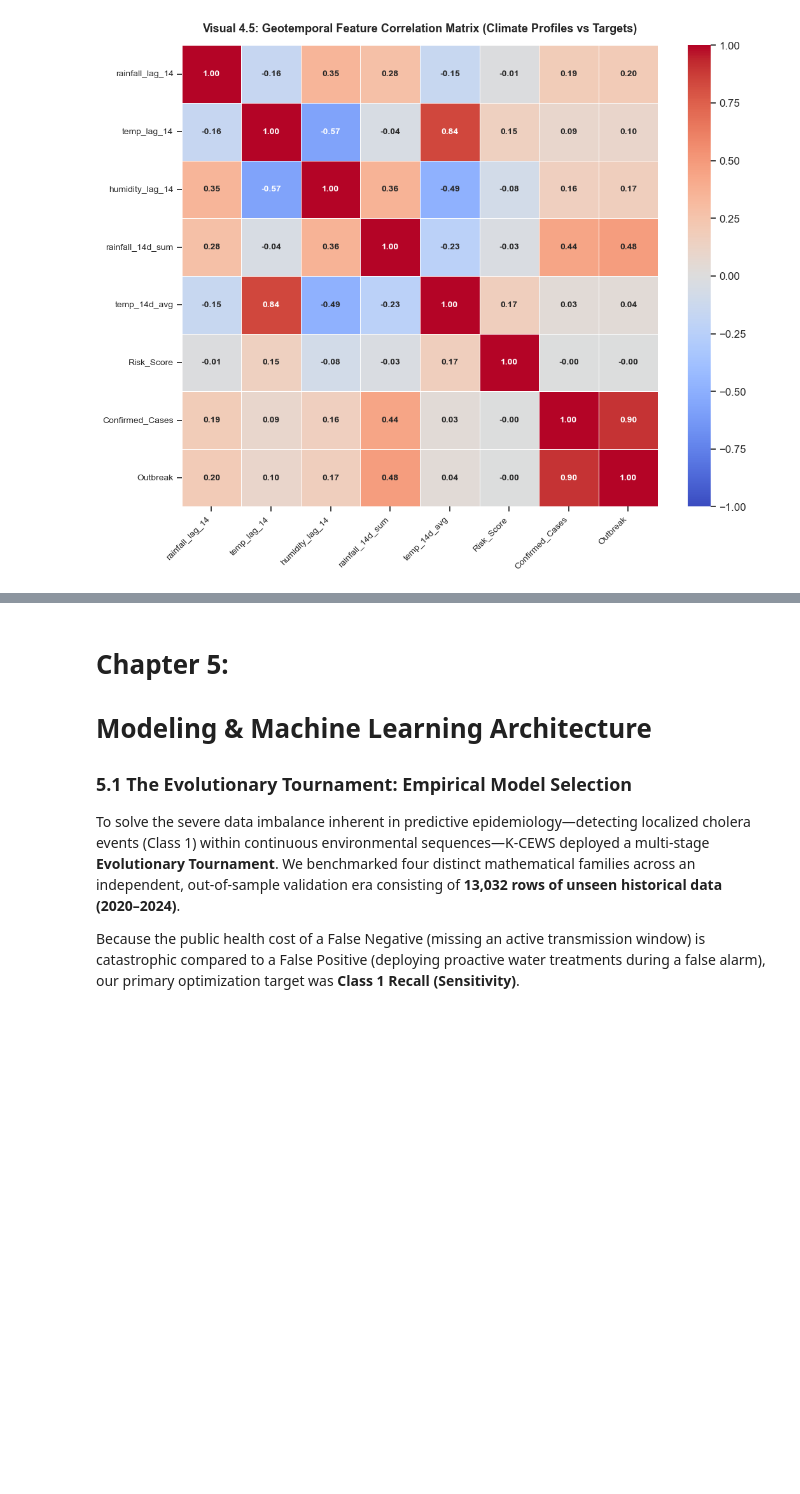
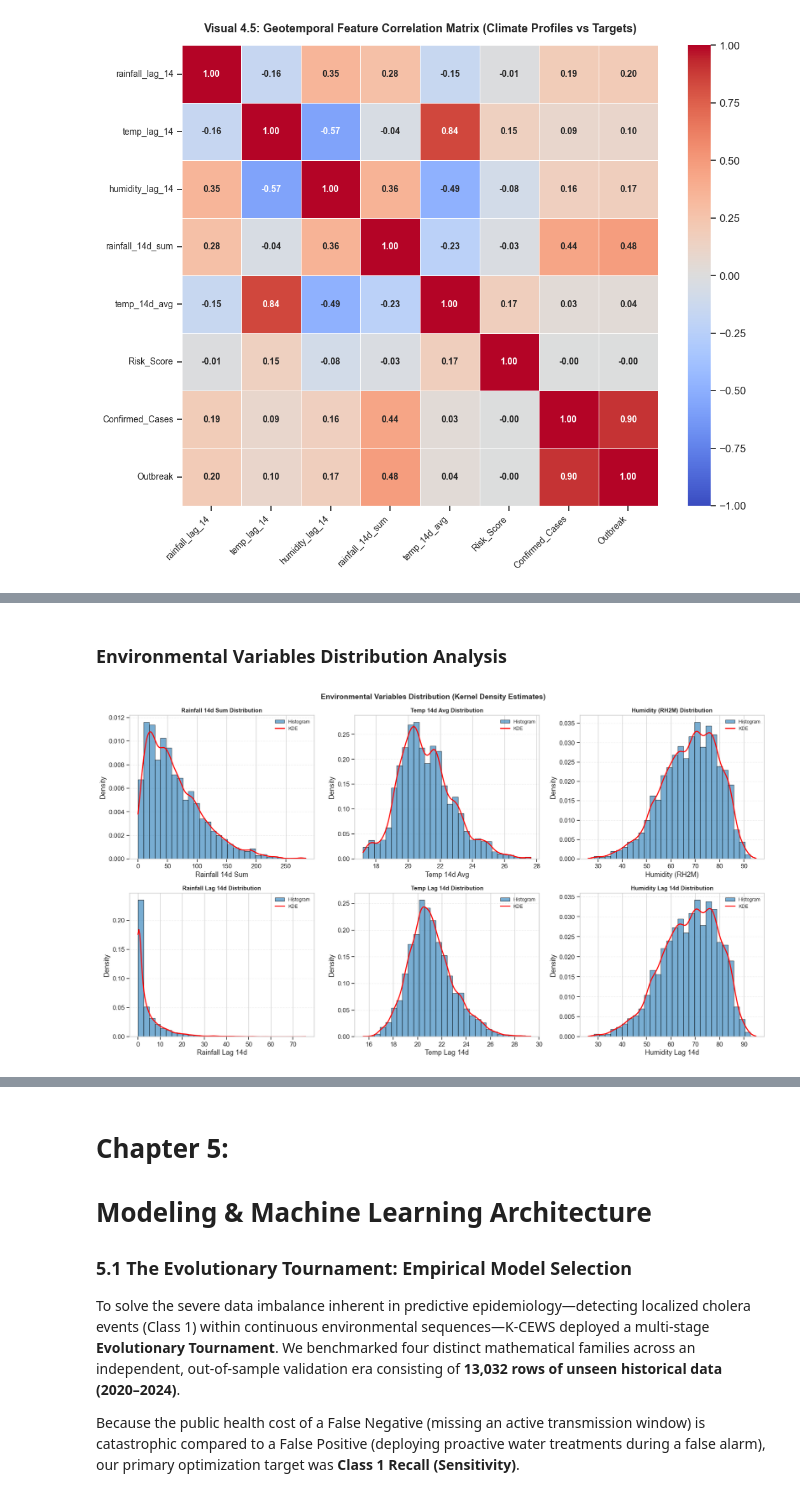
Before and after one commit to abelcholfavour/Kenya_Cholera_Early_Warning_System, a Jupyter notebook: K-CEWS.ipynb, the cells around one changed output, grey strips where cells are left out. Drawn from its saved outputs; the diff is of its cells as text; code cells hidden in the pictures; blank space fills up the shorter version.

```diff
--- a/K-CEWS.ipynb
+++ b/K-CEWS.ipynb
@@ -661,0 +741,31 @@ plt.show()
+# %% [markdown]
+### Environmental Variables Distribution Analysis
+# %%
+fig, axes = plt.subplots(2, 3, figsize=(18, 10))
+
+features_to_plot = ['rainfall_14d_sum', 'temp_14d_avg', 'RH2M', 'rainfall_lag_14', 'temp_lag_14', 'humidity_lag_14']
+feature_labels = ['Rainfall 14d Sum', 'Temp 14d Avg', 'Humidity (RH2M)', 'Rainfall Lag 14d', 'Temp Lag 14d', 'Humidity Lag 14d']
+
+for idx, (feature, label) in enumerate(zip(features_to_plot, feature_labels)):
+    row = idx // 3
+    col = idx % 3
+
+    axes[row, col].hist(df[feature].dropna(), bins=30, alpha=0.6, color='#1f77b4', edgecolor='black', density=True, label='Histogram')
+
+    from scipy import stats
+    x_range = np.linspace(df[feature].min(), df[feature].max(), 200)
+    kde = stats.gaussian_kde(df[feature].dropna())
+    axes[row, col].plot(x_range, kde(x_range), 'r-', linewidth=2, label='KDE')
+
+    axes[row, col].set_title(f'{label} Distribution', fontsize=11, fontweight='bold')
+    axes[row, col].set_xlabel(label)
+    axes[row, col].set_ylabel('Density')
+    axes[row, col].grid(axis='y', linestyle='--', alpha=0.3)
+    axes[row, col].legend(fontsize=9)
+
+plt.suptitle(' Environmental Variables Distribution (Kernel Density Estimates)',
+             fontsize=14, fontweight='bold')
+plt.tight_layout()
+plt.show()
+# %% [output]
+[figure, added]
```
Also changed, not shown: parts of 13 cells of this notebook, 3 other files.
